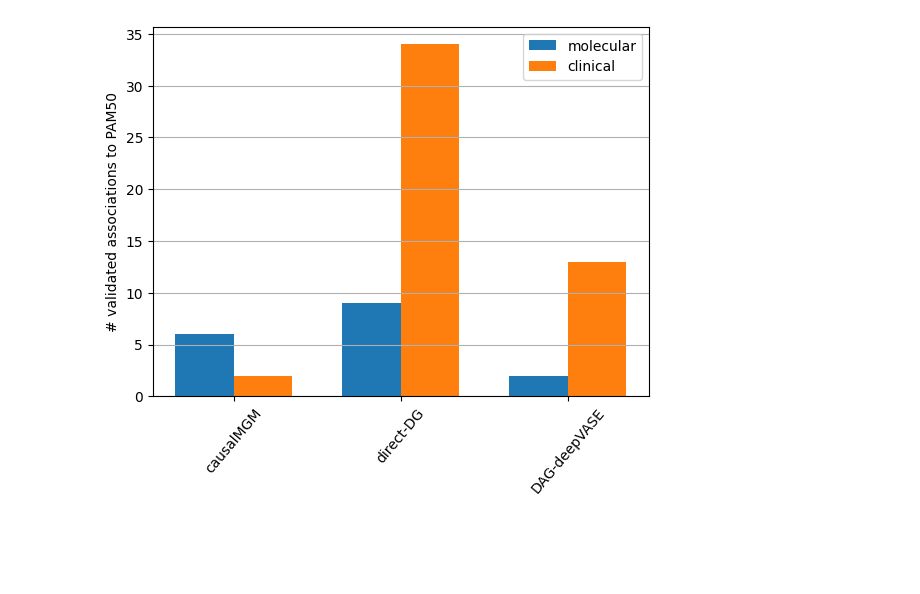
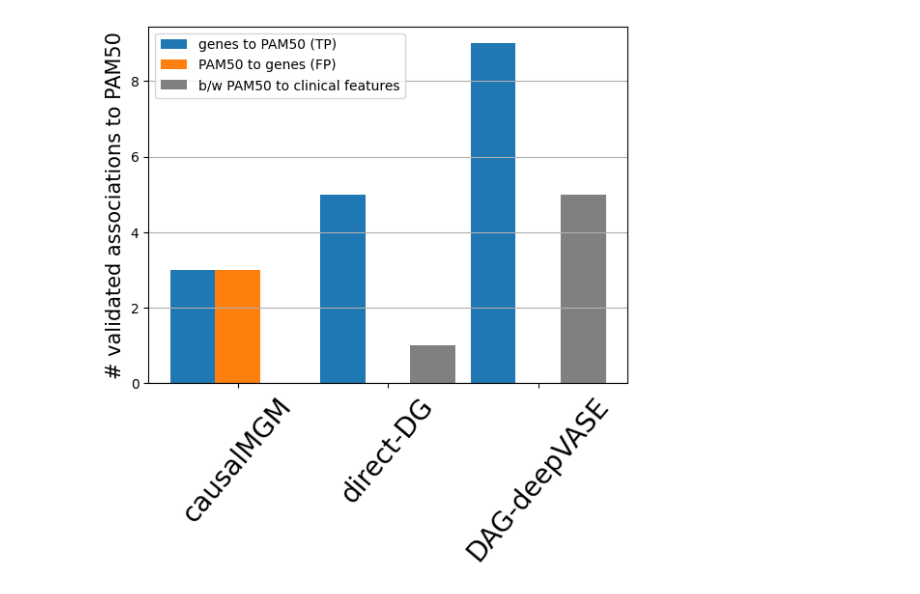
Before and after one commit to ZhenjiangFan/DAG-deepVASE, a Jupyter notebook: Figures/Fig5.B.ipynb, the cells around one changed output. Cells and saved outputs as stored; diff of their text form; code cells hidden in the pictures; blank space fills up the shorter version.

```diff
--- a/Figures/Fig5.B.ipynb
+++ b/Figures/Fig5.B.ipynb
@@ -2,0 +3,9 @@
+# %%
+import matplotlib
+import matplotlib.pyplot as plt
+import numpy as np
+import pandas as pd
+
+validAssociations = pd.read_csv('Number of validated associations to PAM50.csv',index_col=0).T;
+print(validAssociations.shape);
+validAssociations
@@ -3,29 +21,25 @@
 # %%
-import matplotlib
-import matplotlib.pyplot as plt
-import numpy as np
+genesToPAM50 = validAssociations['genes to PAM50 (TP)'].values#(3, 5, 9)
+PAM50ToGenes = validAssociations['PAM50 to genes (FP)'].values#(3, 0, 0)
+genesAndClinical = validAssociations['b/w PAM50 to clinical features'].values#(0, 1, 5)
+indeces = validAssociations.index;
 
-
-moleculars = (5, 5, 2)
-clinicals = (1, 1, 5)
-
-ind = np.arange(len(moleculars))
-width = 0.35
+ind = np.arange(len(genesToPAM50))
+width = 0.3
 
 fig, ax = plt.subplots()
-rects1 = ax.bar(ind - width/2, moleculars, width,label='molecular')
-rects2 = ax.bar(ind + width/2, clinicals, width, label='clinical')
+rects1 = ax.bar(ind - width, genesToPAM50, width,label='genes to PAM50 (TP)')
+rects2 = ax.bar(ind, PAM50ToGenes, width, label='PAM50 to genes (FP)')
+rects3 = ax.bar(ind + width, genesAndClinical, width, label='b/w PAM50 to clinical features',color='gray')
 
 ax.yaxis.grid(True)
-ax.set_ylabel('# validated associations to PAM50')
+ax.set_ylabel('# validated associations to PAM50', fontsize=15)
 ax.set_xticks([0, 1, 2])
-ax.set_xticklabels(('causalMGM','direct-DG','DAG-deepVASE')
-                   , rotation=50, fontsize=10)
+ax.set_xticklabels(indeces, rotation=50, fontsize=20)#('causalMGM','direct-DG','DAG-deepVASE')
 ax.legend()
 
-
-# fig.tight_layout()
+# plt.savefig("Number of validated associations to PAM50.svg")
 
 plt.show()
 # %% [output]
-[figure, old version]
+[figure, new version]
```
Also changed, not shown: parts of 4 cells of this notebook, 4 other files.
